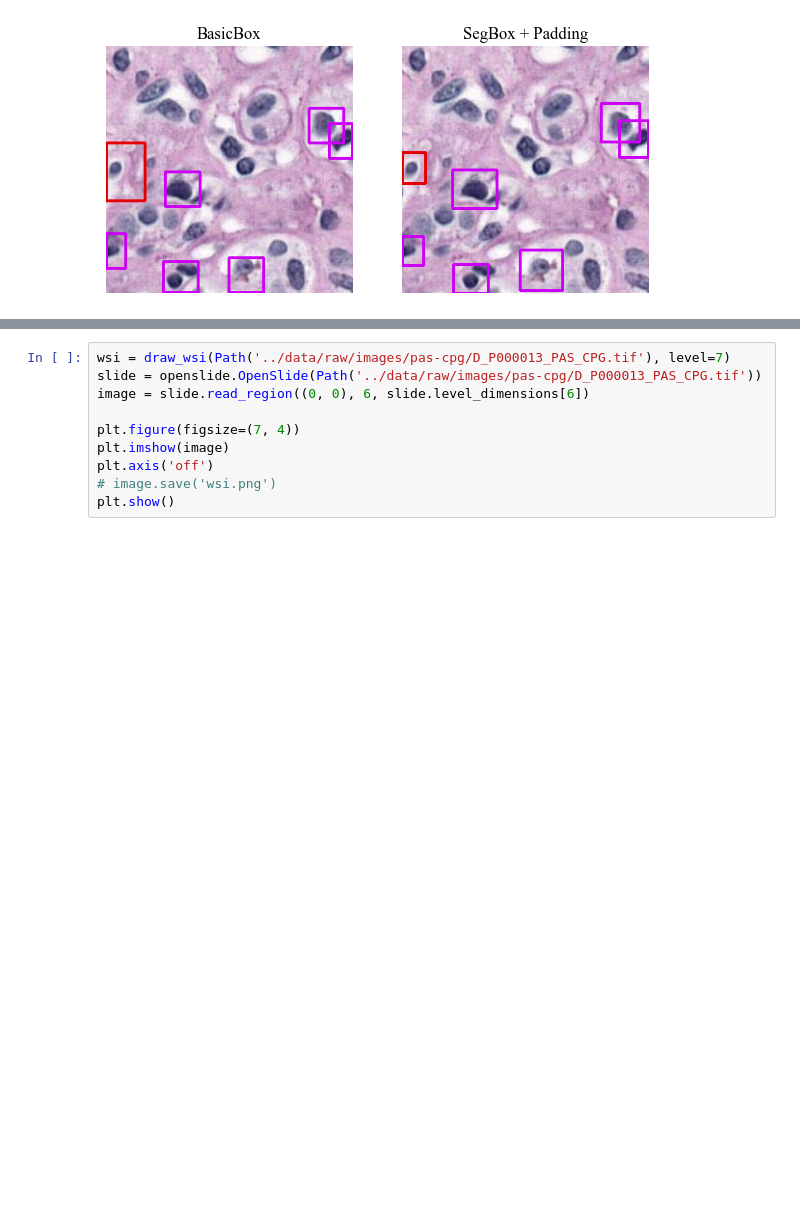
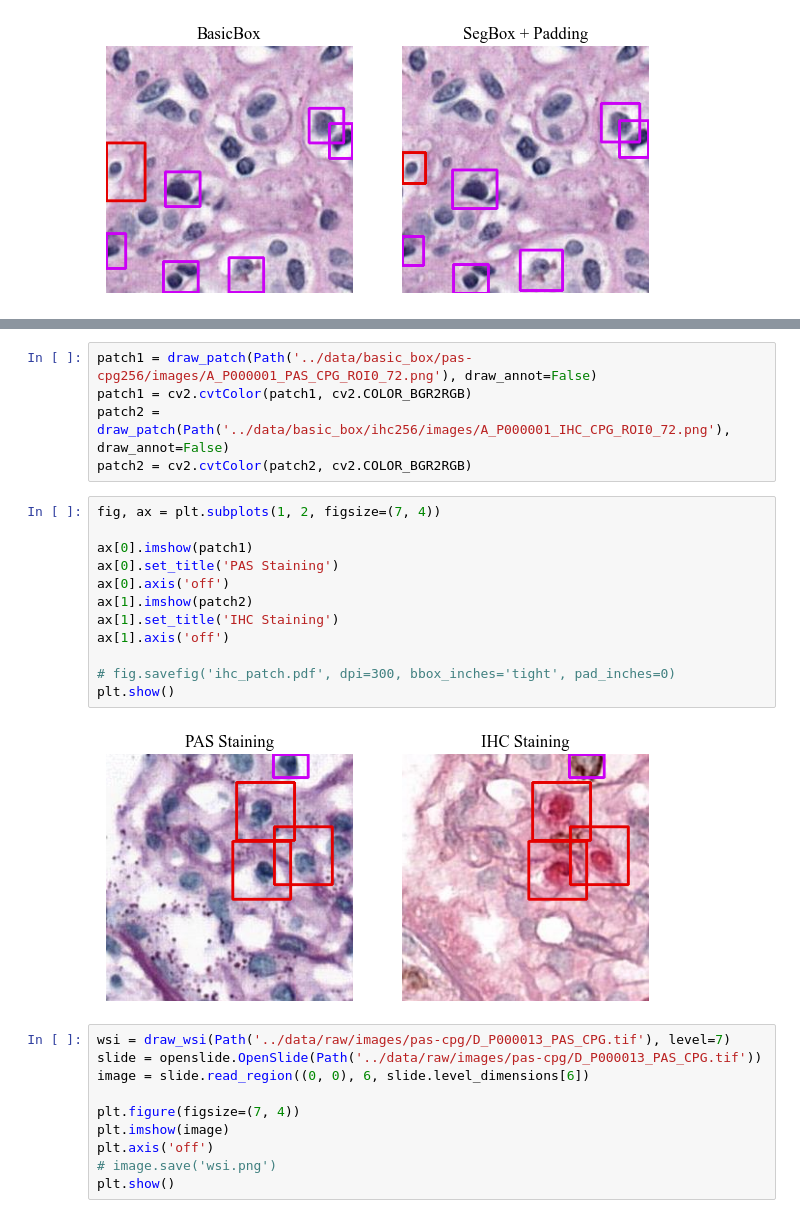
Before and after one commit to tupystep/Monkey-Challenge, a Jupyter notebook: notebooks/figures.ipynb, the cells around one changed output, grey strips where cells are left out. Saved outputs shown, nothing was run; the diff lists cells and outputs as text; blank space fills up the shorter version.

```diff
--- a/notebooks/figures.ipynb
+++ b/notebooks/figures.ipynb
@@ -116,3 +146,22 @@ plt.show()
+# %%
+patch1 = draw_patch(Path('../data/basic_box/pas-cpg256/images/A_P000001_PAS_CPG_ROI0_72.png'), draw_annot=False)
+patch1 = cv2.cvtColor(patch1, cv2.COLOR_BGR2RGB)
+patch2 = draw_patch(Path('../data/basic_box/ihc256/images/A_P000001_IHC_CPG_ROI0_72.png'), draw_annot=False)
+patch2 = cv2.cvtColor(patch2, cv2.COLOR_BGR2RGB)
+# %%
+fig, ax = plt.subplots(1, 2, figsize=(7, 4))
+
+ax[0].imshow(patch1)
+ax[0].set_title('PAS Staining')
+ax[0].axis('off')
+ax[1].imshow(patch2)
+ax[1].set_title('IHC Staining')
+ax[1].axis('off')
+
+# fig.savefig('ihc_patch.pdf', dpi=300, bbox_inches='tight', pad_inches=0)
+plt.show()
+# %% [output]
+[figure, added]
 # %%
 wsi = draw_wsi(Path('../data/raw/images/pas-cpg/D_P000013_PAS_CPG.tif'), level=7)
 slide = openslide.OpenSlide(Path('../data/raw/images/pas-cpg/D_P000013_PAS_CPG.tif'))
```
Also changed, not shown: parts of 3 cells of this notebook, 1 other file.
